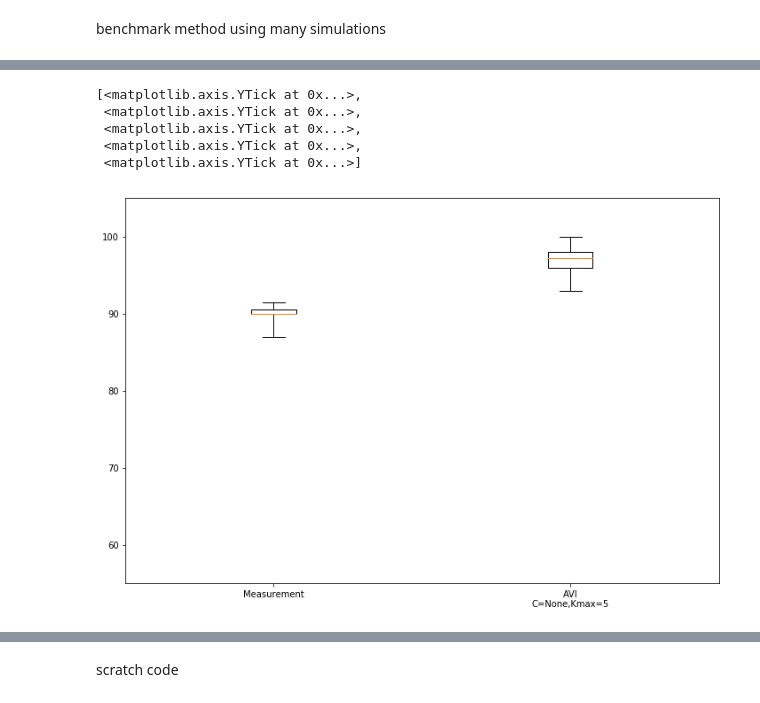
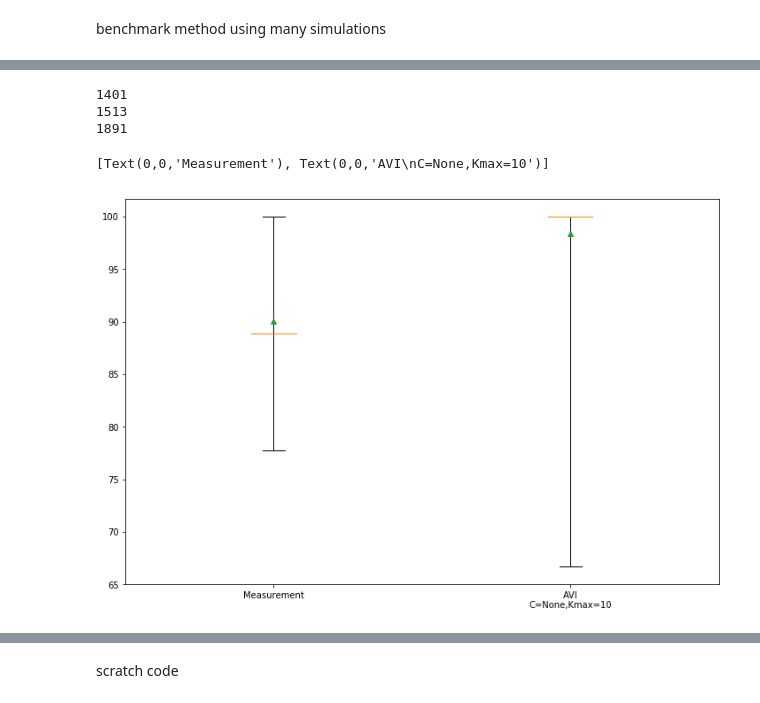
Before and after one commit to rhaksar/filter-large-GMDPs, a Jupyter notebook: message passing.ipynb, the cells around one changed output, grey strips where cells are left out. Saved outputs shown, nothing was run; the diff lists cells and outputs as text; code cells hidden in the pictures.

```diff
--- a/message passing.ipynb
+++ b/message passing.ipynb
@@ -5,10 +5,12 @@ from FireSimulator import *
 
 import copy
 from datetime import datetime
+import matplotlib
 import matplotlib.pyplot as plt
 import matplotlib.patches as patches
 import numpy as np
 import os
+import pdb
 import pickle
 import sys
 import time
@@ -16,6 +18,9 @@ import time
 %matplotlib inline
 %load_ext autoreload
 %autoreload 2
+
+matplotlib.rcParams['pdf.fonttype'] = 42
+matplotlib.rcParams['ps.fonttype'] = 42
 # %% [markdown]
 function to visualize forest
 # %%
@@ -623,11 +681,13 @@ ax3 = visualize_forest(ax3, state_est)
 # %% [markdown]
 benchmark method using many simulations
 # %%
-grid_size = 10
-Kparam = 1
+grid_size = 25
+Kparam = 10
 Cparam = None
 
-total_sims = 1000
+init = 'point' # 'point' or 'square'
+
+total_sims = 100
 offset = 0
 save = True
 
@@ -663,11 +723,12 @@ for s_idx,s in enumerate(range(total_sims)):
     results[seed]['state_error'] = []
     results[seed]['meas_error'] = []
 
-    fire_init = [(int(grid_size/2)+1,int(grid_size/2)+1)]
-    sim = FireSimulator(grid_size, alpha=alpha, beta=beta, fire_init=fire_init)
-
-    # sim = FireSimulator(grid_size, alpha=alpha, beta=beta)
-    # sim.step([])
+    if init == 'point':
+        fire_init = [(int(grid_size/2)+1,int(grid_size/2)+1)]
+        sim = FireSimulator(grid_size, alpha=alpha, beta=beta, fire_init=fire_init)
+    elif init == 'square':
+        sim = FireSimulator(grid_size, alpha=alpha, beta=beta)
+        sim.step([])
 
     # exact initial belief
     belief = np.zeros((grid_size,grid_size,3))
@@ -710,10 +771,13 @@ st = datetime.today().strftime('%Y-%m-%d %H:%M:%S')
 print('[%s] finish' %st)
 
 toc = time.clock()
-print('%0.2fs = %0.2fm elapsed' % (toc-tic,(toc-tic)/60))
+elapsed_time_sec = (toc-tic)
+print('%0.2fs = %0.2fm elapsed' % (elapsed_time_sec,elapsed_time_sec/60))
+results['elapsed_time_sec'] = elapsed_time_sec
 
 if save:
-    filename = 'mp_gs' + str(grid_size) + '_K' + str(Kparam) + '_C' + str(Cparam) + '_s' + str(total_sims) + '.pkl'
+    filename = 'mp_gs' + str(grid_size) + '_K' + str(Kparam) + \
+               '_C' + str(Cparam) + '_s' + str(total_sims) + '_F' + init + '.pkl'
     output = open('data files/'+filename, 'wb')
     pickle.dump(results, output)
     output.close()
@@ -745,34 +795,40 @@ ax.plot(meas_error_plot)
+# %%
+for s in results.keys():
+    if isinstance(s, int):
+        accuracy = (grid_size**2 - np.median(results[s]['state_error']))*100/grid_size**2
+        if np.median(accuracy) <= 10:
+            print(s)
+# %% [output]
+1401
+1513
+1891
 # %%
 plot_data = []
 state_accuracy = []
 meas_accuracy = []
 for s in results.keys():
     if isinstance(s, int):
         errors = results[s]['state_error']
         accuracies_pct = [(grid_size**2 - e)*100/grid_size**2 for e in errors]
         state_accuracy.append(np.median(accuracies_pct))
 
         errors = results[s]['meas_error']
         accuracies_pct = [(grid_size**2 - e)*100/grid_size**2 for e in errors]
         meas_accuracy.append(np.median(accuracies_pct))
 
 plot_data.append(meas_accuracy)
 plot_data.append(state_accuracy)
 
 fig = plt.figure(figsize=(12,8))
 ax = fig.add_subplot(111)
-returns = boxplot_ax = ax.boxplot(plot_data, whis='range')
+returns = boxplot_ax = ax.boxplot(plot_data, showmeans=True, whis='range')
 
 ax.set_xticklabels(['Measurement','AVI\nC=%s,Kmax=%d'%(Cparam,Kparam)])
-ax.set_ylim([55,105])
-ax.set_yticks(np.arange(60, 110, 10.0))
+# ax.set_ylim([55,105])
+# ax.set_yticks(np.arange(60, 110, 10.0))
 # %% [output]
-[<matplotlib.axis.YTick at 0x...>,
- <matplotlib.axis.YTick at 0x...>,
- <matplotlib.axis.YTick at 0x...>,
- <matplotlib.axis.YTick at 0x...>,
- <matplotlib.axis.YTick at 0x...>]
+[Text(0,0,'Measurement'), Text(0,0,'AVI\nC=None,Kmax=10')]
-[figure, old version]
+[figure, new version]
 # %%
 ex_data = plot_data[1]
 print(np.amin(ex_data))
```
Also changed, not shown: parts of 11 cells of this notebook.
